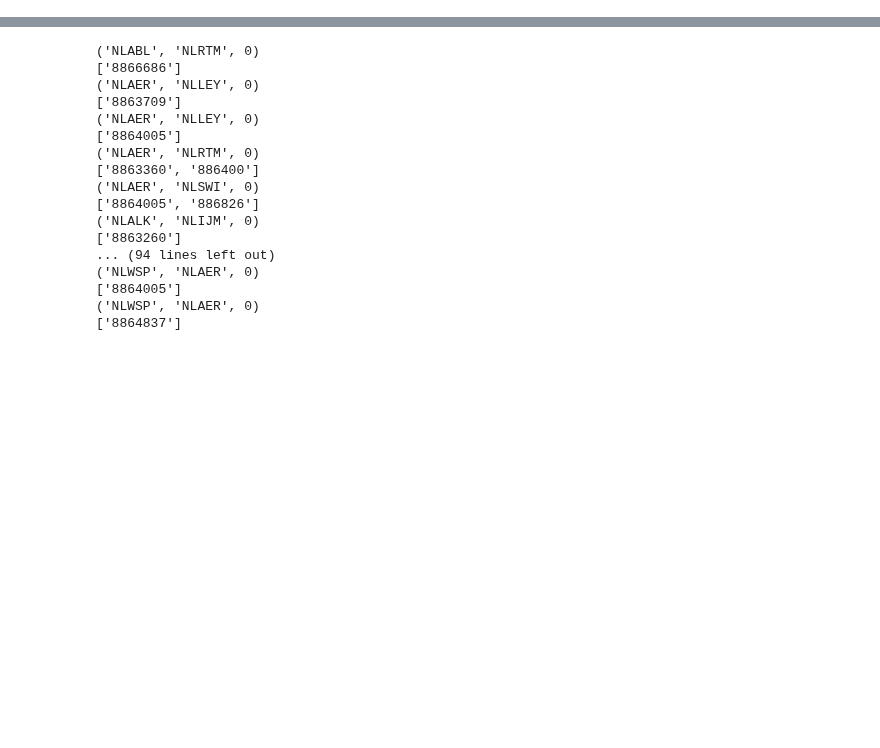
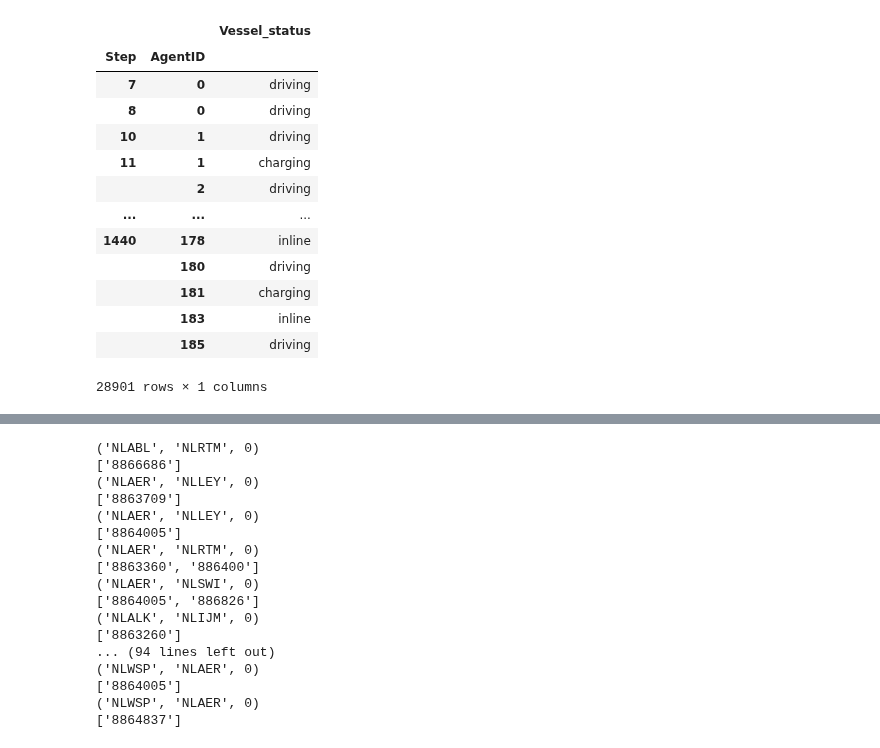
Before and after one commit to fabiandriessen/Thesis, a Jupyter notebook: ABM/own_work/Input_data_test.ipynb, the cells around one changed output, grey strips where cells are left out. Saved outputs shown, nothing was run; the diff lists cells and outputs as text; code cells hidden in the pictures; blank space fills up the shorter version.

```diff
--- a/ABM/own_work/Input_data_test.ipynb
+++ b/ABM/own_work/Input_data_test.ipynb
@@ -21,3 +91,20 @@ optimal_flows = pickle.load(open('data/optimal_flows.p', 'rb'))
+# %%
+agent_data.loc[agent_data.Vessel_status!=0]
+# %% [output]
+|  |  | Vessel_status |
+| Step | AgentID |  |
+| 7 | 0 | driving |
+| 8 | 0 | driving |
+| 10 | 1 | driving |
+| 11 | 1 | charging |
+|  | 2 | driving |
+| ... | ... | ... |
+| 1440 | 178 | inline |
+|  | 180 | driving |
+|  | 181 | charging |
+|  | 183 | inline |
+|  | 185 | driving |
+28901 rows × 1 columns
 # %%
 df_abm.loc[df_abm.name]
 # %% [output]
```
Also changed, not shown: parts of 6 cells of this notebook, 7 other files.
